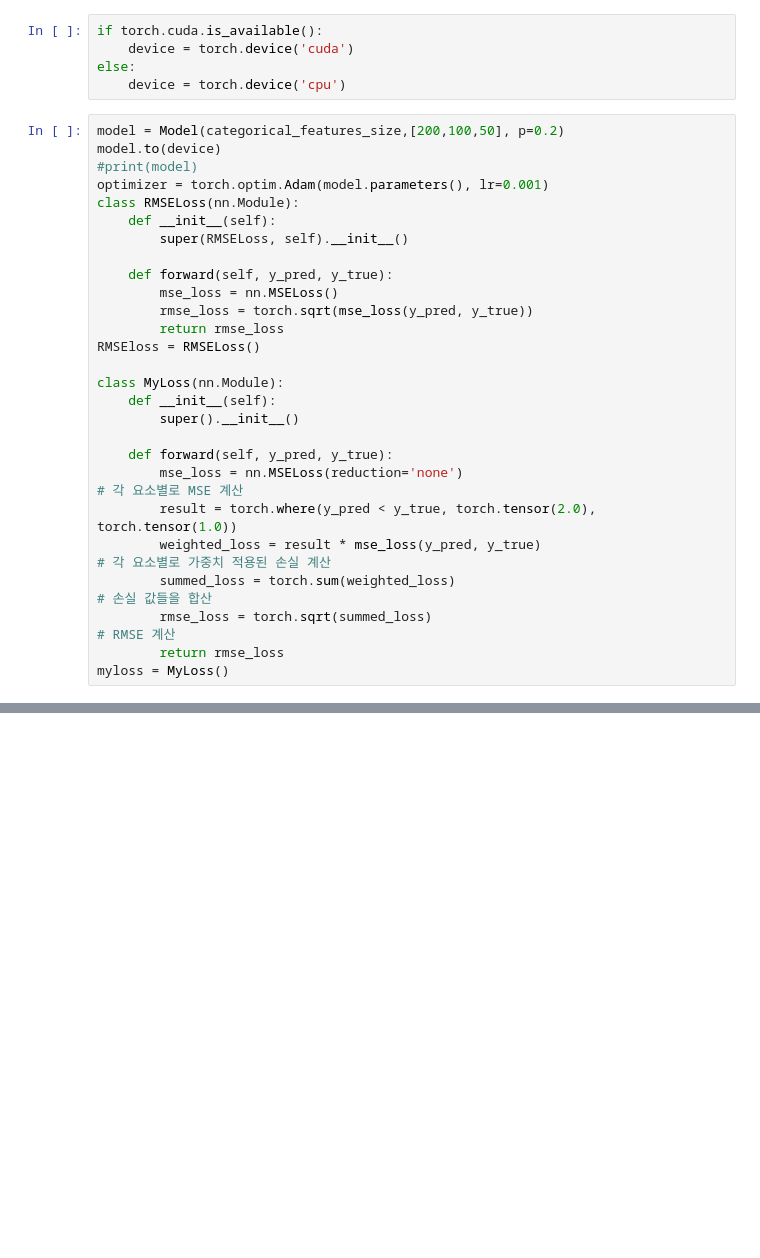
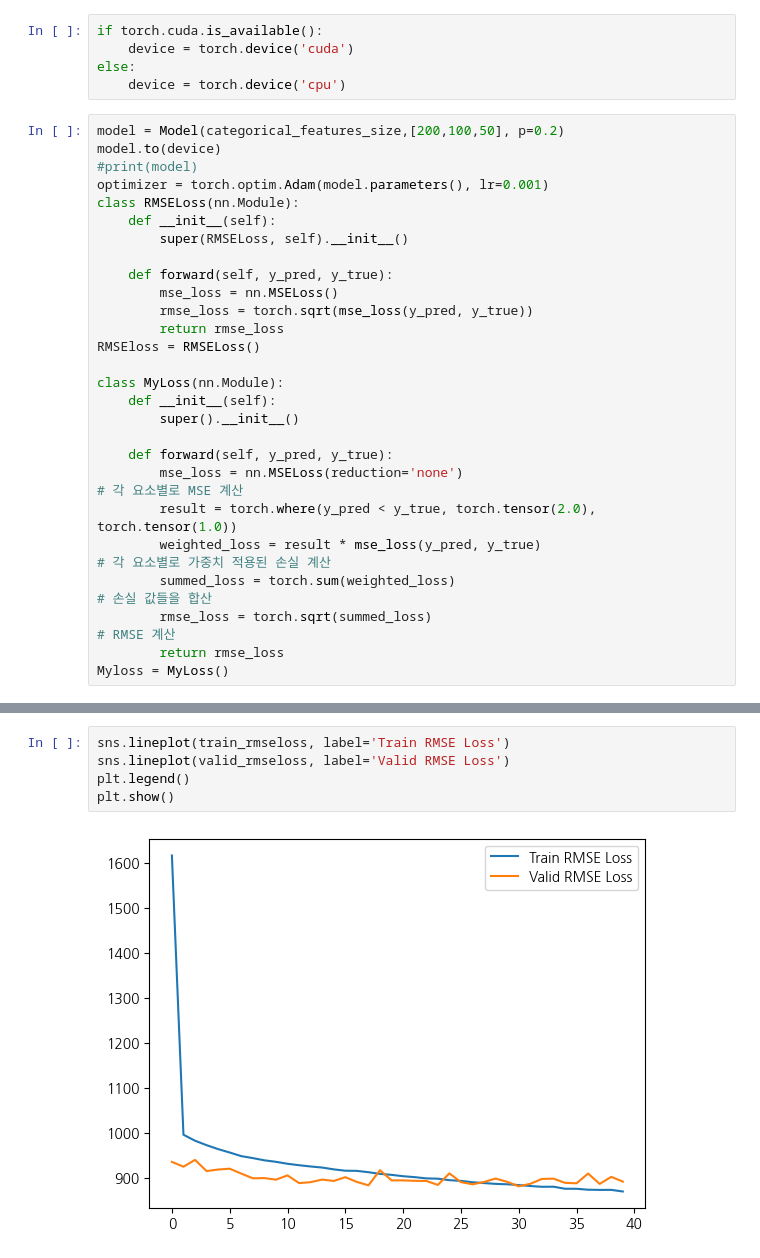
Before and after one commit to mindang/KDT-AI-Assinment, a Jupyter notebook: week7_Assignment/test.ipynb, the cells around one changed output, grey strips where cells are left out. Drawn from its saved outputs; the diff is of its cells as text; blank space fills up the shorter version.

```diff
--- a/week7_Assignment/test.ipynb
+++ b/week7_Assignment/test.ipynb
@@ -234,6 +234,6 @@ class MyLoss(nn.Module):
         summed_loss = torch.sum(weighted_loss)                                             # 손실 값들을 합산
         rmse_loss = torch.sqrt(summed_loss)                                                # RMSE 계산
         return rmse_loss
-myloss = MyLoss()
+Myloss = MyLoss()
 # %%
 Epoch = 40
@@ -294,0 +309,7 @@ Epoch40 train_loss:873.5345458984375 35%  valid_loss:876.1768798828125 37%
+# %%
+sns.lineplot(train_rmseloss, label='Train RMSE Loss')
+sns.lineplot(valid_rmseloss, label='Valid RMSE Loss')
+plt.legend()
+plt.show()
+# %% [output]
+[figure, added]
```
Also changed, not shown: parts of 5 cells of this notebook, 1 other file.
